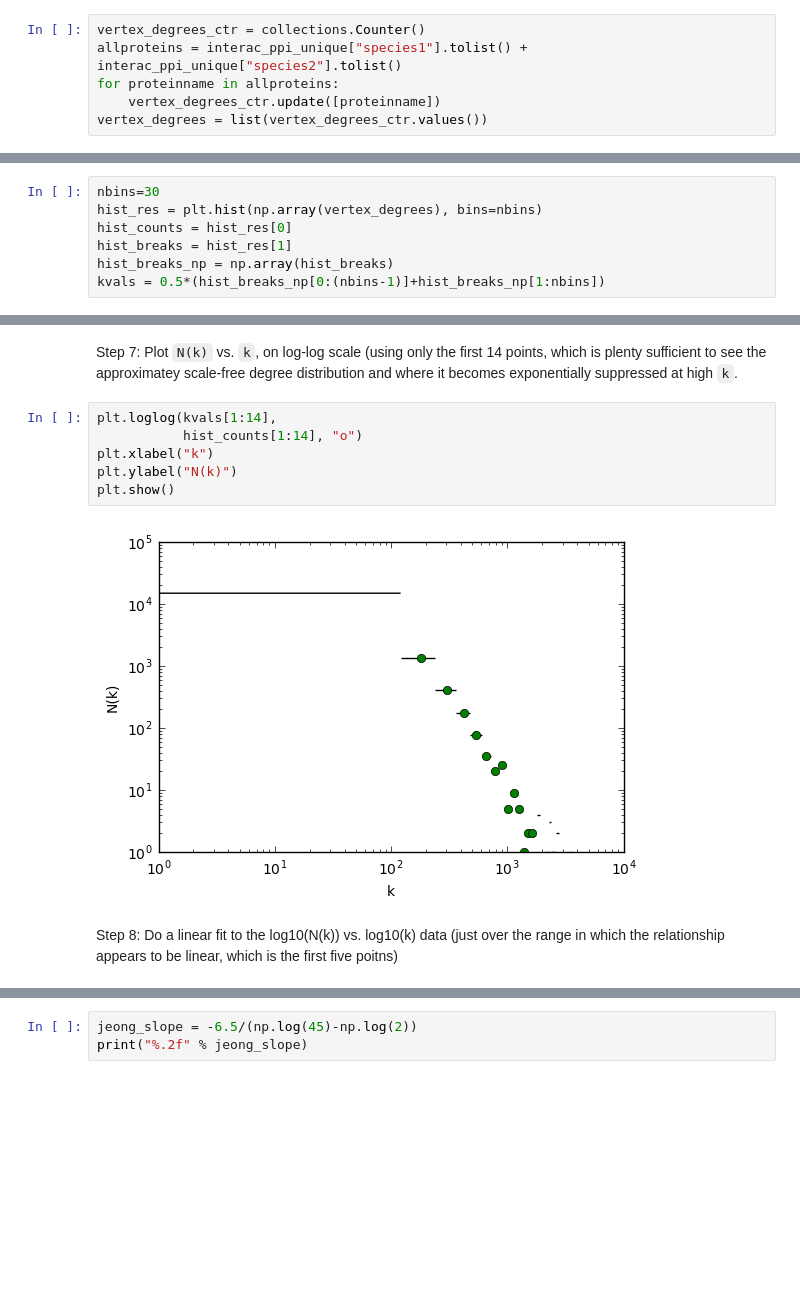
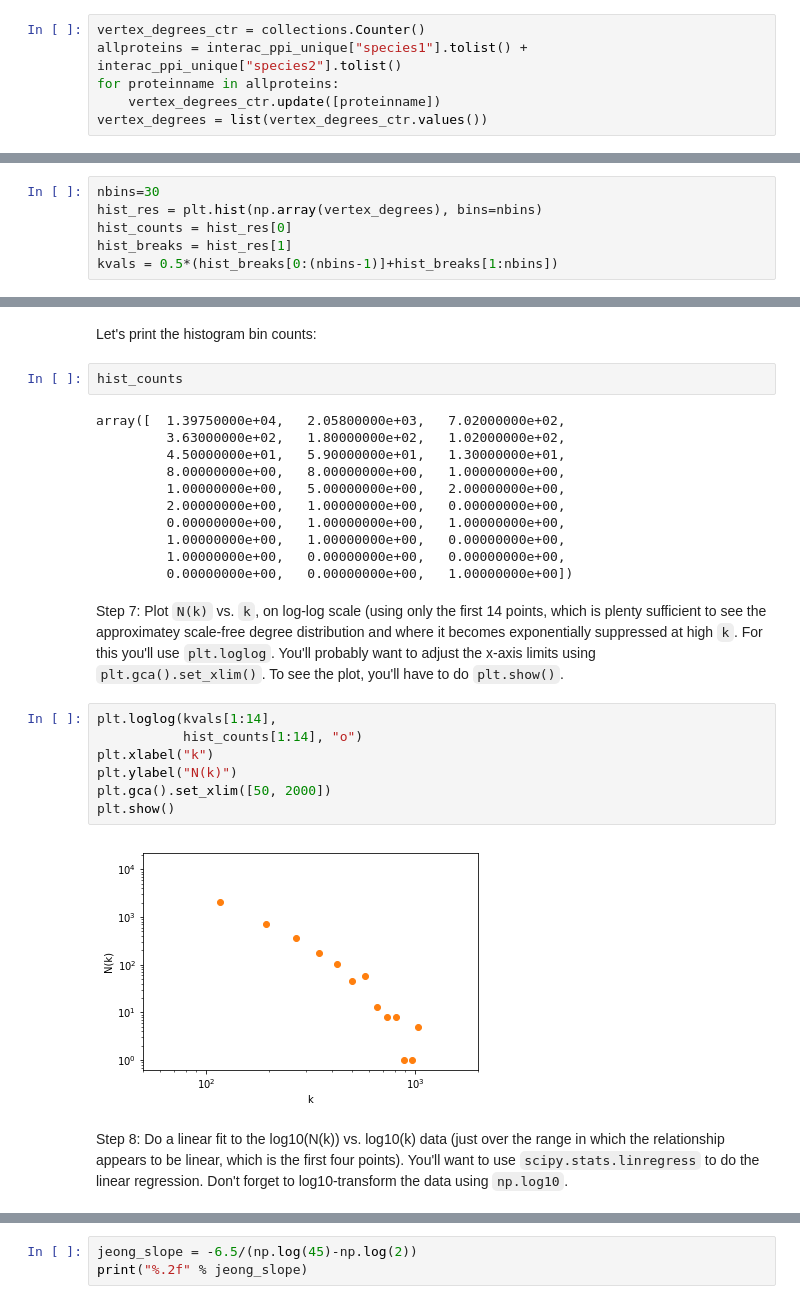
Before and after one commit to ramseylab/networkscompbio, a Jupyter notebook: class06_degdist_python3.ipynb, the cells around one changed output, grey strips where cells are left out. Cells and saved outputs as stored; diff of their text form; blank space fills up the shorter version.

```diff
--- a/class06_degdist_python3.ipynb
+++ b/class06_degdist_python3.ipynb
@@ -52,5 +75,4 @@ nbins=30
 hist_res = plt.hist(np.array(vertex_degrees), bins=nbins)
 hist_counts = hist_res[0]
 hist_breaks = hist_res[1]
-hist_breaks_np = np.array(hist_breaks)
-kvals = 0.5*(hist_breaks_np[0:(nbins-1)]+hist_breaks_np[1:nbins])
+kvals = 0.5*(hist_breaks[0:(nbins-1)]+hist_breaks[1:nbins])
@@ -57,13 +92,29 @@ kvals = 0.5*(hist_breaks_np[0:(nbins-1)]+hist_breaks_np[1:nbins])
+# %% [markdown]
+Let's print the histogram bin counts:
+# %%
+hist_counts
+# %% [output]
+array([  1.39750000e+04,   2.05800000e+03,   7.02000000e+02,
+         3.63000000e+02,   1.80000000e+02,   1.02000000e+02,
+         4.50000000e+01,   5.90000000e+01,   1.30000000e+01,
+         8.00000000e+00,   8.00000000e+00,   1.00000000e+00,
+         1.00000000e+00,   5.00000000e+00,   2.00000000e+00,
+         2.00000000e+00,   1.00000000e+00,   0.00000000e+00,
+         0.00000000e+00,   1.00000000e+00,   1.00000000e+00,
+         1.00000000e+00,   1.00000000e+00,   0.00000000e+00,
+         1.00000000e+00,   0.00000000e+00,   0.00000000e+00,
+         0.00000000e+00,   0.00000000e+00,   1.00000000e+00])
 # %% [markdown]
-Step 7: Plot `N(k)` vs. `k`, on log-log scale (using only the first 14 points, which is plenty sufficient to see the approximatey scale-free degree distribution and where it becomes exponentially suppressed at high `k`.
+Step 7: Plot `N(k)` vs. `k`, on log-log scale (using only the first 14 points, which is plenty sufficient to see the approximatey scale-free degree distribution and where it becomes exponentially suppressed at high `k`.  For this you'll use `plt.loglog`.  You'll probably want to adjust the x-axis limits using `plt.gca().set_xlim()`.  To see the plot, you'll have to do `plt.show()`.
 # %%
 plt.loglog(kvals[1:14],
            hist_counts[1:14], "o")
 plt.xlabel("k")
 plt.ylabel("N(k)")
+plt.gca().set_xlim([50, 2000])
 plt.show()
 # %% [output]
-[figure, old version]
+[figure, new version]
 # %% [markdown]
-Step 8:  Do a linear fit to the log10(N(k)) vs. log10(k) data (just over the range in which the relationship appears to be linear, which is the first five poitns)
+Step 8:  Do a linear fit to the log10(N(k)) vs. log10(k) data (just over the range in which the relationship appears to be linear, which is the first four points).  You'll want to use `scipy.stats.linregress` to do the linear regression.  Don't forget to log10-transform the data using `np.log10`.
 # %%
```
Also changed, not shown: parts of 26 cells of this notebook, 4 other files.
